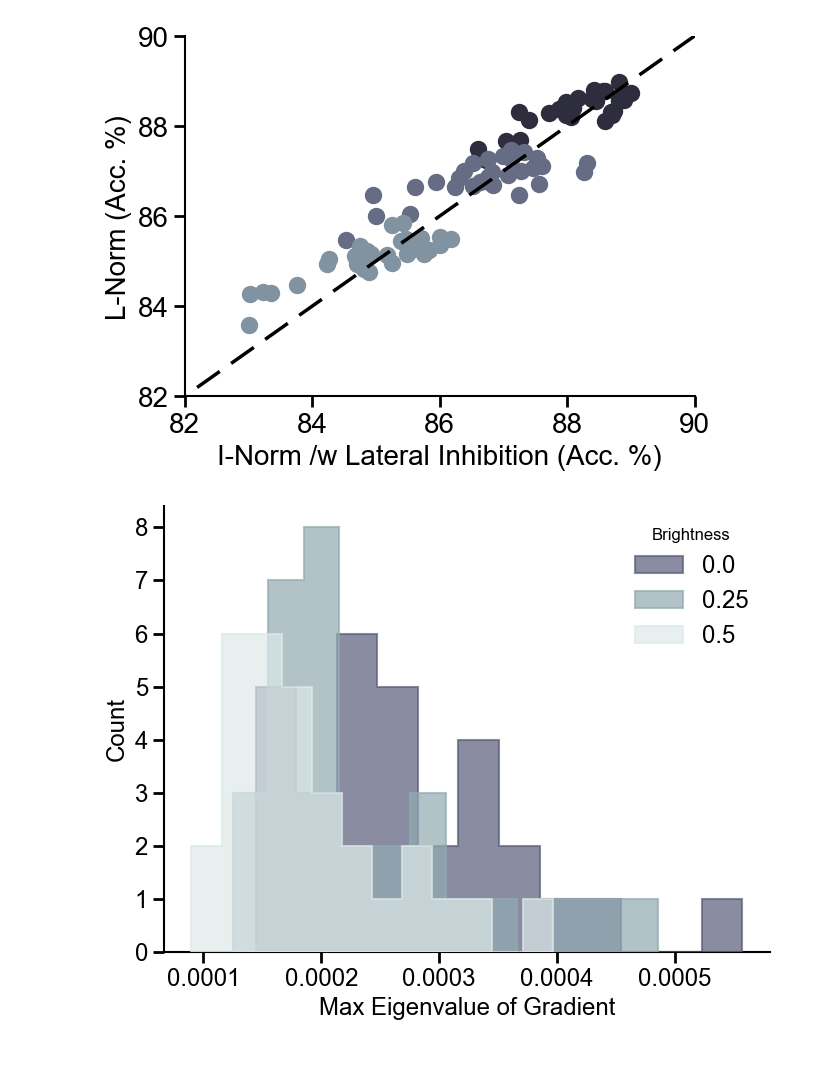
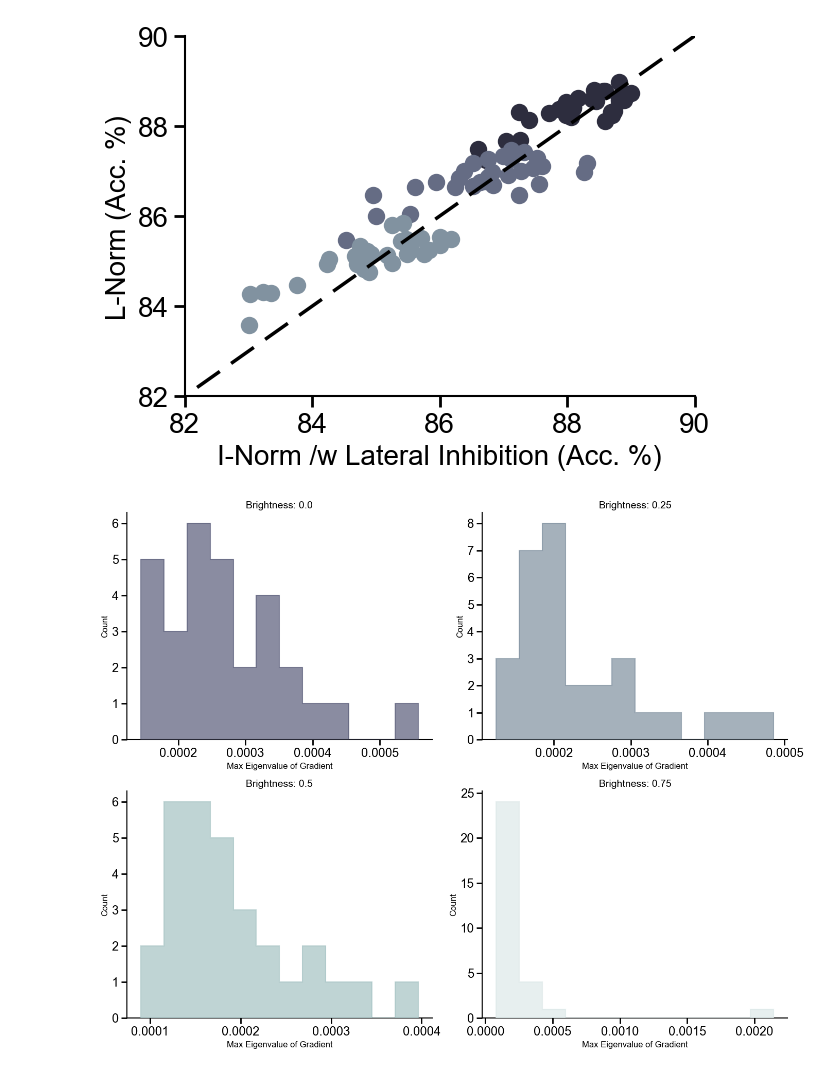
Before and after one commit to RoyHEyono/HomeostaticDANN, a Jupyter notebook: models/dense_mnist_task/figure_notebooks/fig5.ipynb, the cells around one changed output. Cells and saved outputs as stored; diff of their text form; code cells hidden in the pictures.

```diff
--- a/models/dense_mnist_task/figure_notebooks/fig5.ipynb
+++ b/models/dense_mnist_task/figure_notebooks/fig5.ipynb
@@ -537,7 +537,7 @@ def safe_float(x):
     except Exception:
         return None
 
-brightness_factors = [0.0, 0.25, 0.5]
+brightness_factors = [0.0, 0.25, 0.5, 0.75]
 layers_to_average = ["fc0", "fc1"]
 
 trunc_bone = truncate_colormap(cm.get_cmap("bone"), 0.4, 0.9)
@@ -601,57 +601,40 @@ def collect_last_epoch_summary(alignment_prefix):
 
 # Collect both datasets
 output_data = collect_last_epoch_summary("gradient_eigenvalue_max")
 
 
 # -------------------------
 # Plotting (subplots)
 # -------------------------
-
-# fig, ax = plt.subplots(figsize=(7, 5.5))
-
-# # --- Top: Output alignment ---
-# for bright, values in output_data.items():
-#     ax.hist(values, bins=10, alpha=0.6,
-#             color=trunc_bone(norm(bright)), label=str(bright))
-
-# ax.set_xlabel("Max Eigenvalue of Gradient")
-# ax.set_ylabel("Count")
-# ax.legend(title="Brightness")
-
-# plt.tight_layout()
-# plt.show()
-
-fig, ax = plt.subplots(figsize=(7, 5.5))
+fig, axs = plt.subplots(2, 2, figsize=(14, 11))
+axs = axs.flatten()
 
 bins = 12
 
 for i, bright in enumerate(sorted(output_data.keys())):
+    ax = axs[i]
     values = output_data[bright]
 
     color = trunc_bone(norm(bright))
 
     ax.hist(
         values,
         bins=bins,
         histtype="stepfilled",
         alpha=0.7,              # fill transparency
         edgecolor=color,         # crisp outline
         linewidth=1.5,
         color=color,
-        label=f"{bright}",
-        zorder=10 + i            # brighter on top
+        zorder=10
     )
 
-ax.set_xlabel("Max Eigenvalue of Gradient")
-ax.set_ylabel("Count")
-
-ax.legend(
-    title="Brightness",
-    frameon=False
-)
+    ax.set_xlabel("Max Eigenvalue of Gradient", fontsize=12)
+    ax.set_ylabel("Count", fontsize=12)
+    ax.set_title(f"Brightness: {bright}", fontsize=14)
+    ax.locator_params(axis='x', nbins=5)
 
 plt.tight_layout()
-plt.savefig("figure5appendix.pdf", format="pdf")
+plt.savefig("figure7.svg", format="svg")
 plt.show()
 # %% [output]
-[figure, old version]
+[figure, new version]
```
Also changed, not shown: 3 other files.
